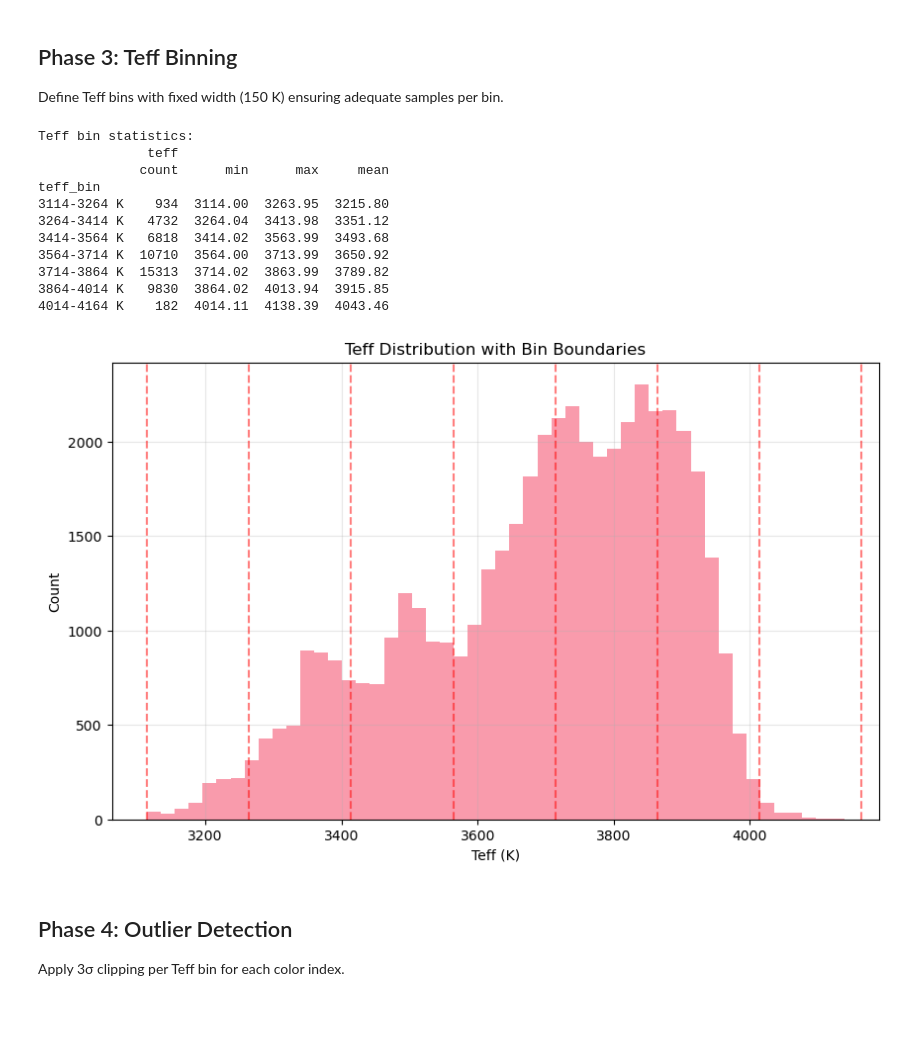
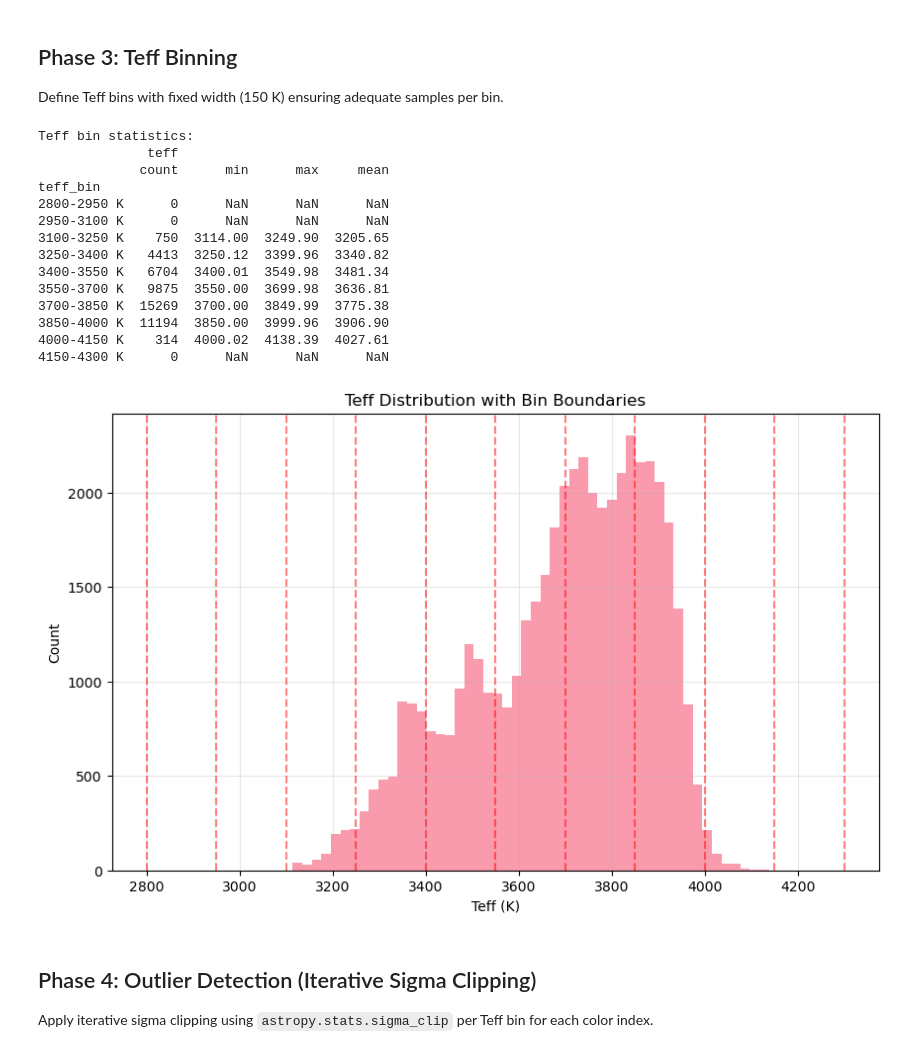
Before and after one commit to BrightonLiu-zZ/cool-dwarf_stellar_parameter_inference_from_survey_data, a Jupyter notebook: notebooks/outlier_filtering.ipynb, the cells around one changed output. Cells and saved outputs as stored; diff of their text form; code cells hidden in the pictures; blank space fills up the shorter version.

```diff
--- a/notebooks/outlier_filtering.ipynb
+++ b/notebooks/outlier_filtering.ipynb
@@ -40,6 +41,13 @@ input_path = DATA_DIR / 'Xmatch_gaia_LAMOST_LAMOSTvac.csv'
 df = pd.read_csv(input_path)
 
 print(f"Dataset loaded: {len(df)} rows, {len(df.columns)} columns")
+
+# Pre-processing: Standardize to one set of Gaia magnitudes to avoid recomputing colors
+print(f"Initial columns: {len(df.columns)}")
+# Drop apparent Gaia magnitudes as absolute ones are available and preferred for intrinsic properties
+df.drop(columns=['Gmag', 'BPmag', 'RPmag'], inplace=True, errors='ignore')
+print(f"Columns after dropping apparent Gaia mags: {len(df.columns)}")
+
 print("\nColumns:", df.columns.tolist())
 print(f"\nTeff range: {df['teff'].min():.0f} - {df['teff'].max():.0f} K")
 print(f"Teff mean: {df['teff'].mean():.0f} K, median: {df['teff'].median():.0f} K")
@@ -122,16 +82,0 @@ Available colors:
-# %%
-# Sanity check color distributions
-fig, axes = plt.subplots(3, 3, figsize=(15, 12))
-axes = axes.flatten()
-
-for i, color_name in enumerate(list(color_combinations.keys())[:9]):
-    if i < len(axes):
-        ax = axes[i]
-        df[color_name].plot.hist(bins=20, ax=ax)
-        ax.set_xlabel(f'{color_name} (mag)')
-        ax.set_ylabel('Count')
-        ax.set_title(f'Distribution of {color_name}')
-
-plt.tight_layout()
-plt.savefig(RESULTS_DIR / 'color_distributions.png', dpi=150, bbox_inches='tight')
-plt.show()
@@ -144,50 +199,53 @@ Define Teff bins with fixed width (150 K) ensuring adequate samples per bin.
 # %%
 # Create Teff bins
 bin_width = 150  # K
-teff_bins = np.arange(3114, 4138 + bin_width, bin_width)
+teff_bins = np.arange(2800, 4200 + bin_width, bin_width)
 
 # Add bin column to dataframe
 df['teff_bin'] = pd.cut(df['teff'], teff_bins, right=False,
                         labels=[f'{teff_bins[i]:.0f}-{teff_bins[i+1]:.0f} K'
                                for i in range(len(teff_bins)-1)])
 
 # Check bin statistics
 bin_stats = df.groupby('teff_bin').agg({
     'teff': ['count', 'min', 'max', 'mean']
 }).round(2)
 
 print("Teff bin statistics:")
 print(bin_stats)
 
 # Visualize Teff distribution
 fig, ax = plt.subplots(1, 1, figsize=(10, 6))
 df['teff'].plot.hist(bins=50, ax=ax, alpha=0.7)
 
 # Add vertical lines for bin boundaries
 for teff_boundary in teff_bins:
     ax.axvline(teff_boundary, color='red', linestyle='--', alpha=0.5)
 
 ax.set_xlabel('Teff (K)')
 ax.set_ylabel('Count')
 ax.set_title('Teff Distribution with Bin Boundaries')
 ax.grid(True, alpha=0.3)
-plt.savefig(RESULTS_DIR / 'teff_distribution_bins.png', dpi=150, bbox_inches='tight')
+#plt.savefig(RESULTS_DIR / 'teff_distribution_bins.png', dpi=150, bbox_inches='tight')
 plt.show()
 # %% [output]
 Teff bin statistics:
               teff
              count      min      max     mean
 teff_bin
-3114-3264 K    934  3114.00  3263.95  3215.80
-3264-3414 K   4732  3264.04  3413.98  3351.12
-3414-3564 K   6818  3414.02  3563.99  3493.68
-3564-3714 K  10710  3564.00  3713.99  3650.92
-3714-3864 K  15313  3714.02  3863.99  3789.82
-3864-4014 K   9830  3864.02  4013.94  3915.85
-4014-4164 K    182  4014.11  4138.39  4043.46
+2800-2950 K      0      NaN      NaN      NaN
+2950-3100 K      0      NaN      NaN      NaN
+3100-3250 K    750  3114.00  3249.90  3205.65
+3250-3400 K   4413  3250.12  3399.96  3340.82
+3400-3550 K   6704  3400.01  3549.98  3481.34
+3550-3700 K   9875  3550.00  3699.98  3636.81
+3700-3850 K  15269  3700.00  3849.99  3775.38
+3850-4000 K  11194  3850.00  3999.96  3906.90
+4000-4150 K    314  4000.02  4138.39  4027.61
+4150-4300 K      0      NaN      NaN      NaN
-[figure, old version]
+[figure, new version]
 # %% [markdown]
-## Phase 4: Outlier Detection
+## Phase 4: Outlier Detection (Iterative Sigma Clipping)
 
-Apply 3σ clipping per Teff bin for each color index.
+Apply iterative sigma clipping using `astropy.stats.sigma_clip` per Teff bin for each color index.
 # %%
```
Also changed, not shown: parts of 23 cells of this notebook, 7 other files.
